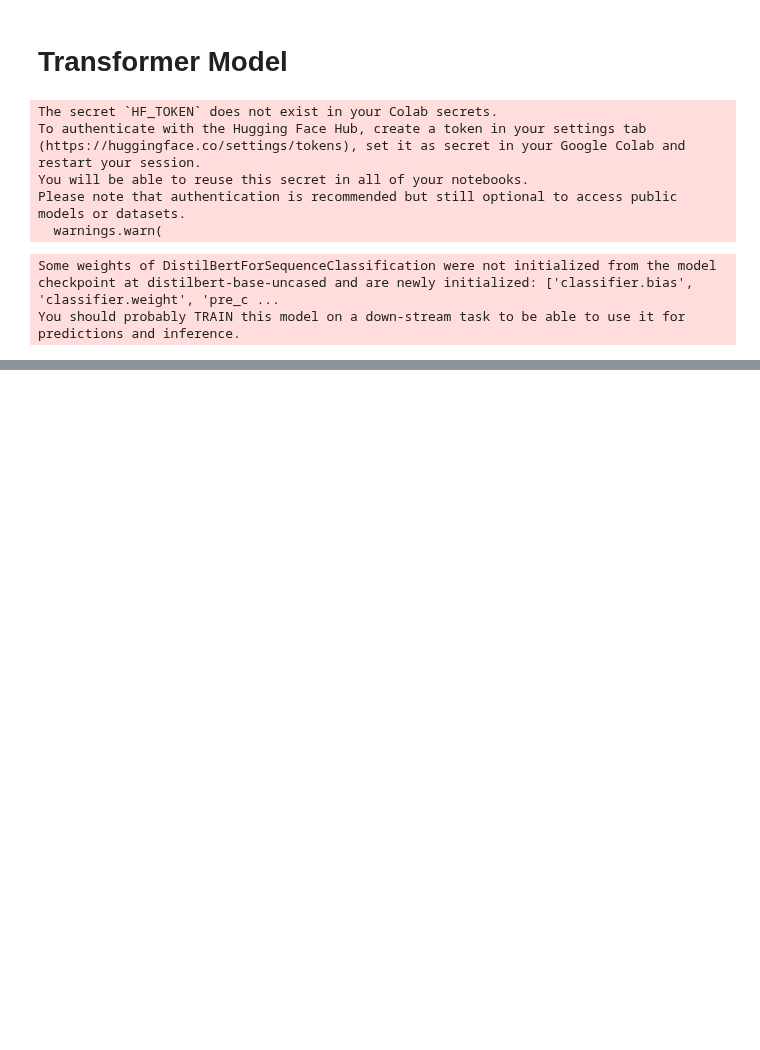
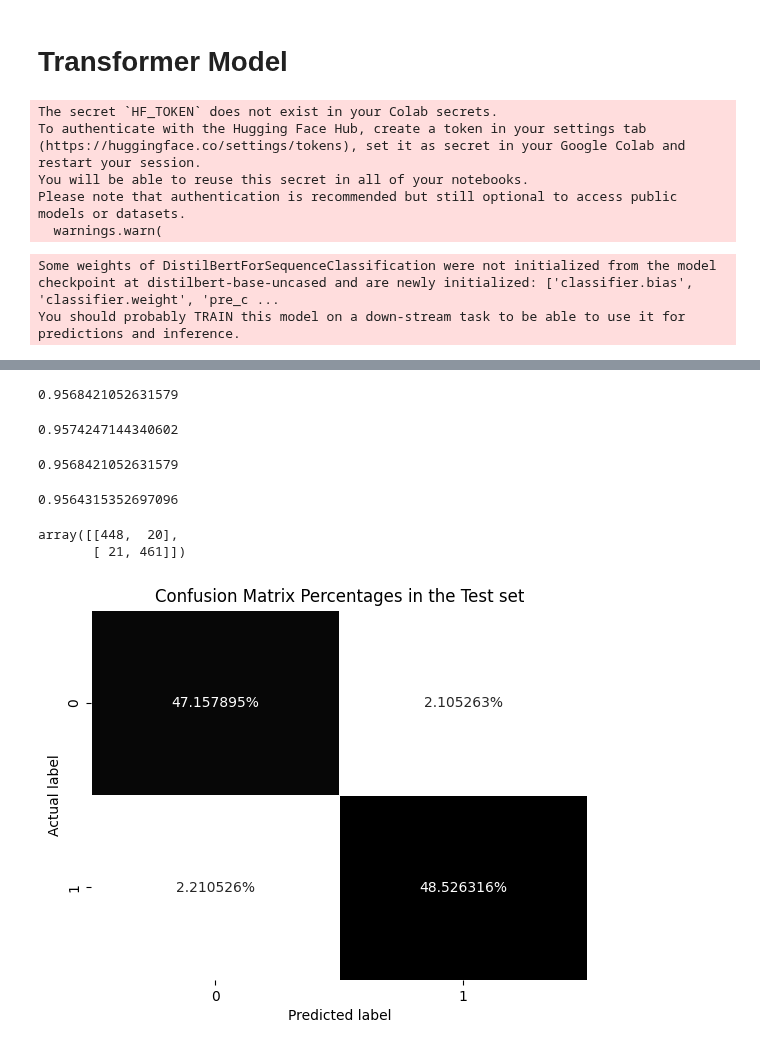
Before and after one commit to alberto-lorente/Make_Believe_v2, a Jupyter notebook: 4.2 Transformer Model.ipynb, the cells around one changed output, grey strips where cells are left out. Cells and saved outputs as stored; diff of their text form; code cells hidden in the pictures; blank space fills up the shorter version.

```diff
--- a/4.2 Transformer Model.ipynb
+++ b/4.2 Transformer Model.ipynb
@@ -267,0 +241,4 @@ trainer.save_model("distilbert-make-believe16")
+# %%
+test_labels = list(processed_test_data["labels"])
+# %%
+preds = trainer.predict(processed_test_data)
@@ -267,0 +247,3 @@ trainer.save_model("distilbert-make-believe16")
+# %%
+pred_logits = preds.predictions
+pred_labels = np.argmax(pred_logits, axis=1)
@@ -267,0 +252,45 @@ trainer.save_model("distilbert-make-believe16")
+# %%
+acc = accuracy_score(pred_labels, test_labels)
+acc
+# %% [output]
+0.9568421052631579
+# %%
+f_1 = f1_score(pred_labels, test_labels)
+f_1
+# %% [output]
+0.9574247144340602
+# %%
+prec = accuracy_score(pred_labels, test_labels)
+prec
+# %% [output]
+0.9568421052631579
+# %%
+rec = recall_score(pred_labels, test_labels)
+rec
+# %% [output]
+0.9564315352697096
+# %%
+conf_matrix = confusion_matrix(pred_labels, test_labels)
+conf_matrix
+# %% [output]
+array([[448,  20],
+       [ 21, 461]])
+# %%
+import matplotlib.pyplot as plt
+import seaborn as sns
+
+cmap = sns.diverging_palette(220, 20, as_cmap = True)
+
+sns.heatmap((conf_matrix/np.sum(conf_matrix)),
+            annot=True,
+            cbar=False,
+            cmap="binary",
+            linewidth=.5,
+            fmt="%")
+
+plt.title("Confusion Matrix Percentages in the Test set")
+plt.ylabel("Actual label")
+plt.xlabel("Predicted label")
+plt.show()
+# %% [output]
+[figure, added]
```
Also changed, not shown: parts of 24 cells of this notebook, 1 other file.
